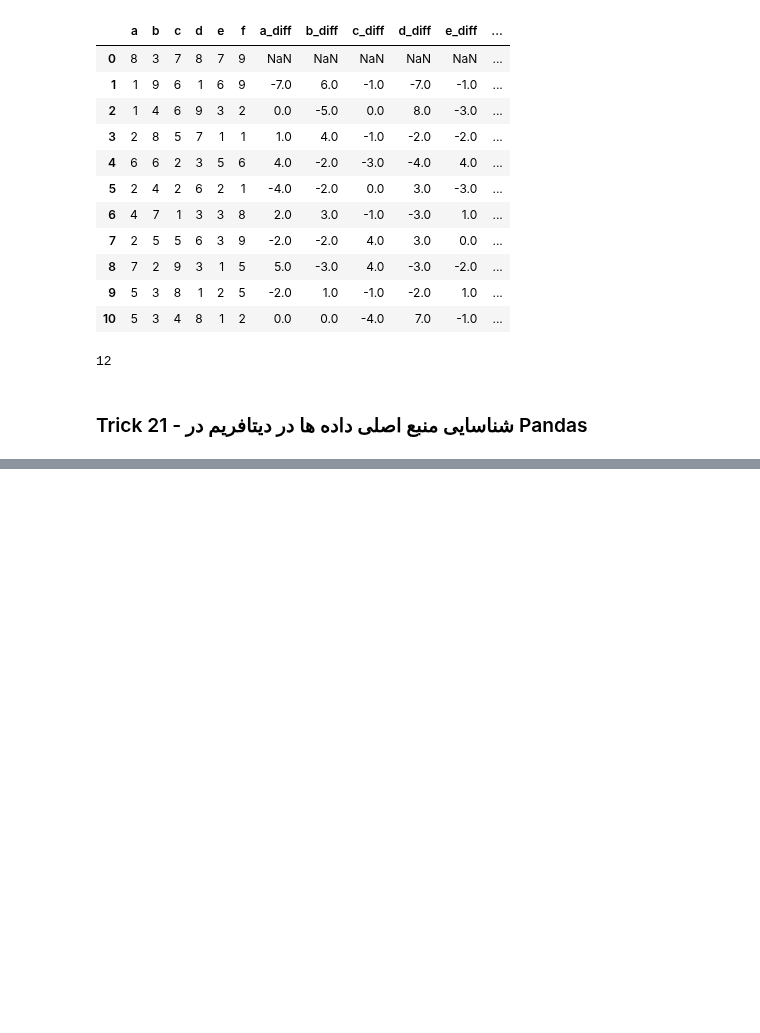
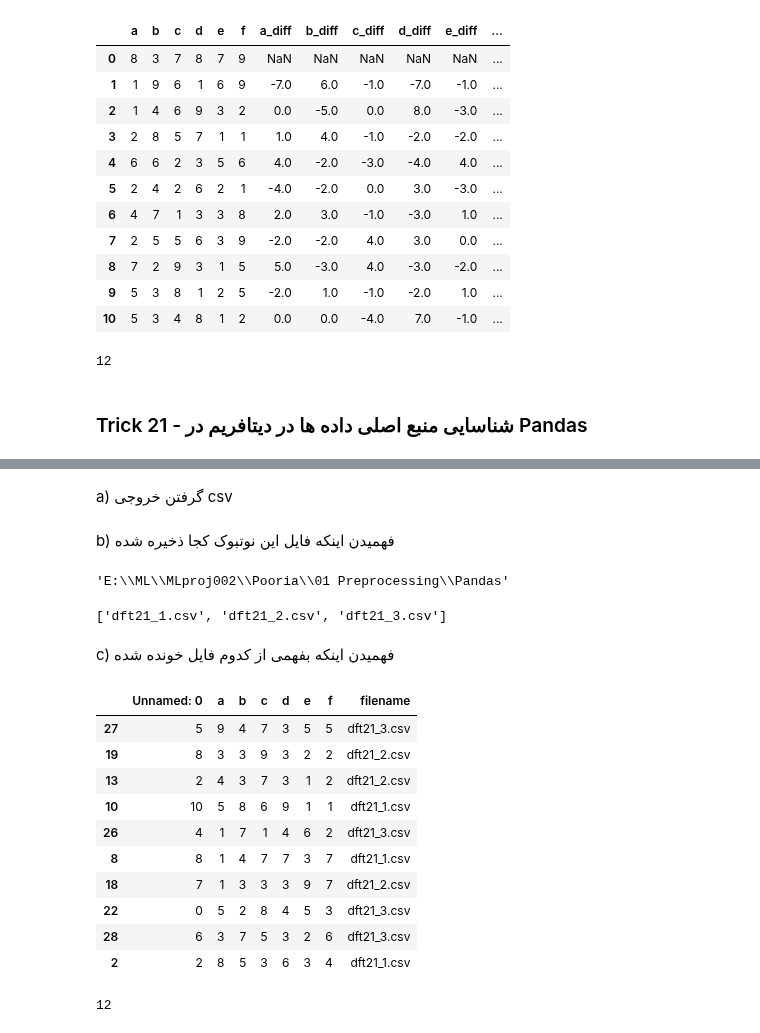
Before and after one commit to poorialari2017/ML_git001, a Jupyter notebook: MLproj002/Pooria/01 Preprocessing/Pandas/02 30Trick of Pandas.ipynb, the cells around one changed output, grey strips where cells are left out. Cells and saved outputs as stored; diff of their text form; code cells hidden in the pictures; blank space fills up the shorter version.

Commit message:
Completing the 30Trick of pandas file

```diff
--- a/MLproj002/Pooria/01 Preprocessing/Pandas/02 30Trick of Pandas.ipynb
+++ b/MLproj002/Pooria/01 Preprocessing/Pandas/02 30Trick of Pandas.ipynb
@@ -1836,0 +1886,2 @@ gc.collect()
+# %% [markdown]
+a) گرفتن خروجی csv
@@ -1836,0 +1892,39 @@ gc.collect()
+# %% [markdown]
+b) فهمیدن اینکه فایل این  نوتبوک کجا ذخیره شده
+# %%
+pwd
+# %% [output]
+'E:\\ML\\MLproj002\\Pooria\\01 Preprocessing\\Pandas'
+# %%
+listFile = []
+
+#for _,_, files in os.walk('E:\\ML\\MLproj002\\Pooria\\01 Preprocessing\\Pandas'):
+for _,_, files in os.walk("."):
+    for f in files:
+        if "dft21" in f:
+            listFile.append(f)
+listFile
+# %% [output]
+['dft21_1.csv', 'dft21_2.csv', 'dft21_3.csv']
+# %% [markdown]
+c) فهمیدن اینکه بفهمی از کدوم فایل خونده شده
+# %%
+dft21 = pd.concat((pd.read_csv(file).assign(filename = file) for file in listFile), ignore_index = True)
+dft21.sample(10)
+# %% [output]
+|  | Unnamed: 0 | a | b | c | d | e | f | filename |
+| 27 | 5 | 9 | 4 | 7 | 3 | 5 | 5 | dft21_3.csv |
+| 19 | 8 | 3 | 3 | 9 | 3 | 2 | 2 | dft21_2.csv |
+| 13 | 2 | 4 | 3 | 7 | 3 | 1 | 2 | dft21_2.csv |
+| 10 | 10 | 5 | 8 | 6 | 9 | 1 | 1 | dft21_1.csv |
+| 26 | 4 | 1 | 7 | 1 | 4 | 6 | 2 | dft21_3.csv |
+| 8 | 8 | 1 | 4 | 7 | 7 | 3 | 7 | dft21_1.csv |
+| 18 | 7 | 1 | 3 | 3 | 3 | 9 | 7 | dft21_2.csv |
+| 22 | 0 | 5 | 2 | 8 | 4 | 5 | 3 | dft21_3.csv |
+| 28 | 6 | 3 | 7 | 5 | 3 | 2 | 6 | dft21_3.csv |
+| 2 | 2 | 8 | 5 | 3 | 6 | 3 | 4 | dft21_1.csv |
+# %%
+del dft21,dft21_1,dft21_2,dft21_3, listFile
+gc.collect()
+# %% [output]
+12
```
Also changed, not shown: parts of 9 cells of this notebook.
